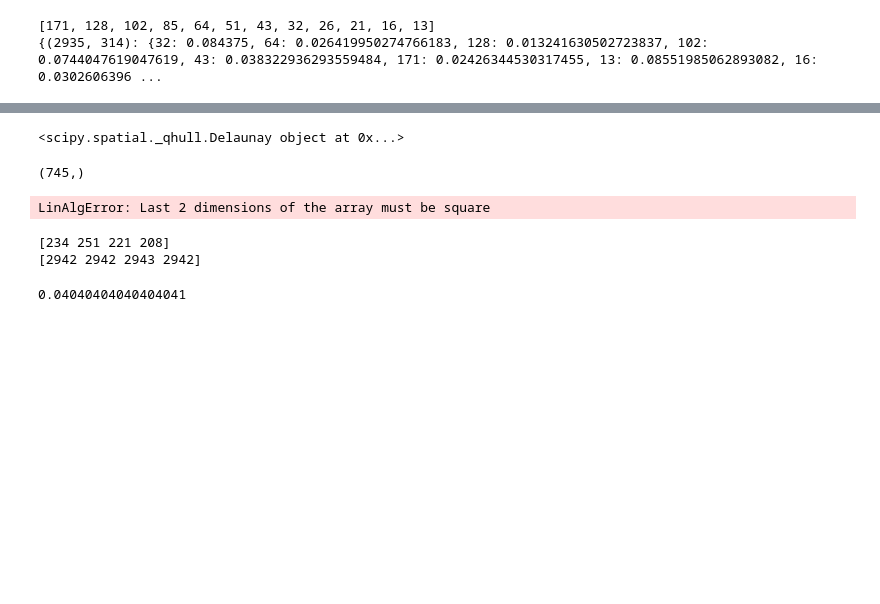
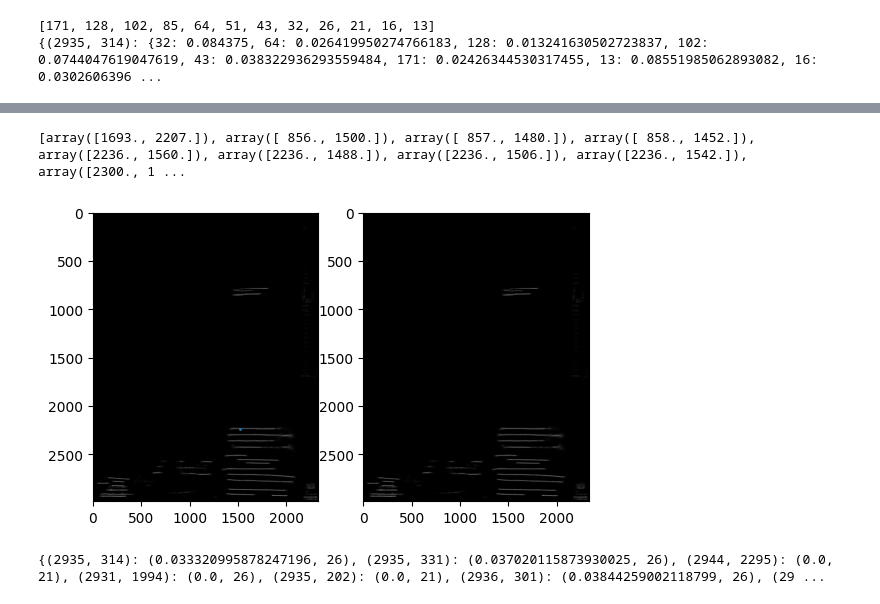
Before and after one commit to NHMDenmark/HTROCR, a Jupyter notebook: line_segmentation/test.ipynb, the cells around one changed output, grey strips where cells are left out. Cells and saved outputs as stored; diff of their text form; code cells hidden in the pictures; blank space fills up the shorter version.

```diff
--- a/line_segmentation/test.ipynb
+++ b/line_segmentation/test.ipynb
@@ -495,0 +516,21 @@ resized_img.show()
+# %%
+ppoints = get_point_neighbors(N, (2235, 1522))
+print(ppoints)
+plt.subplot(1,2,1)
+plt.imshow(B, cmap='gray')
+x = []
+y = []
+# for p in ppoints:
+#     x.append(p[1])
+#     y.append(p[0])
+# x.append(1994)
+x.append(1522)#2875, 1984(2235, 1522)
+y.append(2235)
+# y.append(2931)
+plt.scatter(x, y, s=1)
+plt.subplot(1,2,2)
+plt.imshow(B, cmap='gray')
+plt.show()
+# %% [output]
+[array([1693., 2207.]), array([ 856., 1500.]), array([ 857., 1480.]), array([ 858., 1452.]), array([2236., 1560.]), array([2236., 1488.]), array([2236., 1506.]), array([2236., 1542.]), array([2300., 1 ...
+[figure, added]
@@ -496,16 +545,5 @@ resized_img.show()
 # %%
-print(N.)
+print(new_states)
 # %% [output]
-<scipy.spatial._qhull.Delaunay object at 0x...>
+{(2935, 314): (0.033320995878247196, 26), (2935, 331): (0.037020115873930025, 26), (2944, 2295): (0.0, 21), (2931, 1994): (0.0, 26), (2935, 202): (0.0, 21), (2936, 301): (0.03844259002118799, 26), (29 ...
-# %%
-x = np.array(S)[:,1]
-y = np.array(S)[:,0]
-t = np.array([x**i for i in range(3+1)]).T
-print(y.shape)
-print(np.linalg.inv(t).shape)
-W = np.linalg.inv(t).dot(y)
-print(y.shape)
-# %% [output]
-(745,)
-LinAlgError: Last 2 dimensions of the array must be square
 # %%
@@ -702,14 +801 @@ def cluster_sp(S, N, states, delta = 1, gamma = 1):
     return P_star
-# %%
-key1 = (2935, 314)
-key2 = (2935, 331)
-key3 = (2936, 301)
-key4 = (2936, 288)
-S1 = {key1: new_states[key1], key2: new_states[key2], key3: new_states[key3], key4: new_states[key4]}
-# S2 = {}
-cur(S1)
-# cluster_distance(S1, S2)
-# %% [output]
-[234 251 221 208]
-[2942 2942 2943 2942]
-0.04040404040404041
```
Also changed, not shown: parts of 18 cells of this notebook.
